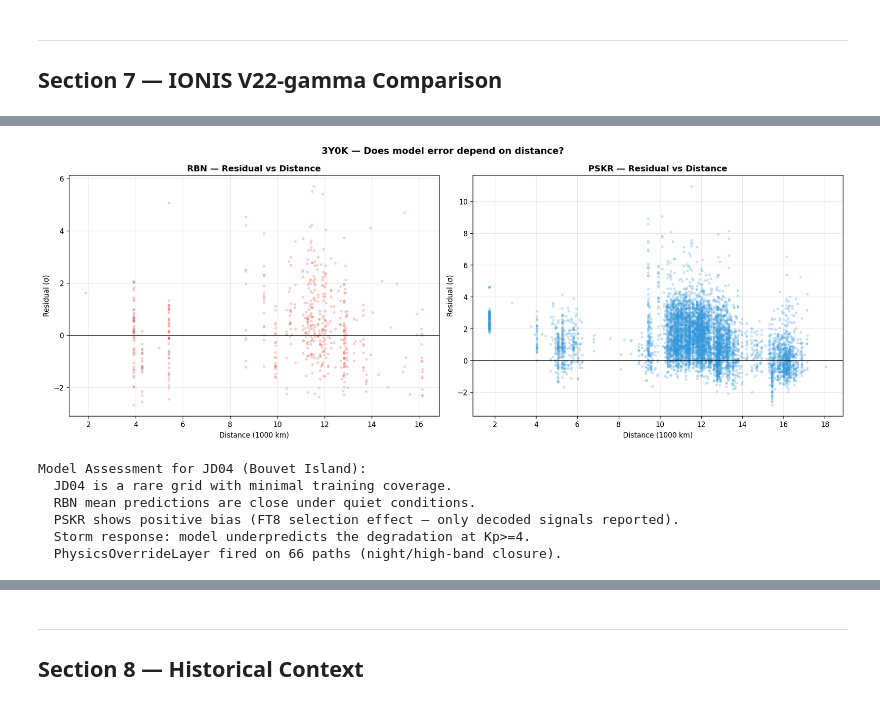
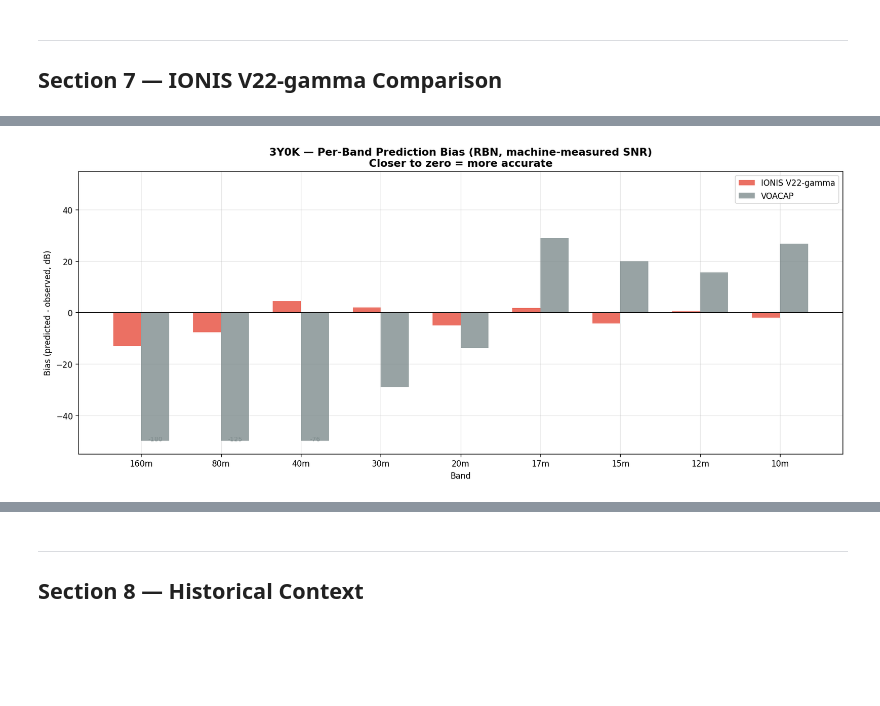
Before and after one commit to IONIS-AI/ionis-jupyter, a Jupyter notebook: notebooks/dxpedition-3y0k-bouvet-2026.ipynb, the cells around one changed output, grey strips where cells are left out. Cells and saved outputs as stored; diff of their text form; code cells hidden in the pictures; blank space fills up the shorter version.

```diff
--- a/notebooks/dxpedition-3y0k-bouvet-2026.ipynb
+++ b/notebooks/dxpedition-3y0k-bouvet-2026.ipynb
@@ -827,33 +770,45 @@ PSKR:
-# %%
-if has_predictions:
-    # Residual vs distance scatter
-    fig, axes = plt.subplots(1, 2, figsize=(16, 6))
-
-    for ax, src, color in [(axes[0], "RBN", "#e74c3c"), (axes[1], "PSKR", "#3498db")]:
-        d = predictions[predictions["source"] == src]
-        ax.scatter(d["distance"] / 1000, d["residual"], alpha=0.2, s=8, color=color)
-        ax.axhline(y=0, color="black", linewidth=0.8)
-        ax.set_xlabel("Distance (1000 km)")
-        ax.set_ylabel("Residual (\u03c3)")
-        ax.set_title(f"{src} \u2014 Residual vs Distance", fontweight="bold")
-
-    fig.suptitle(f"{CALLSIGN} \u2014 Does model error depend on distance?",
-                 fontsize=13, fontweight="bold")
-    plt.tight_layout()
-    plt.show()
-
-    # Summary
-    print(f"\nModel Assessment for {GRID} ({ENTITY}):")
-    print(f"  JD04 is a rare grid with minimal training coverage.")
-    print(f"  RBN mean predictions are close under quiet conditions.")
-    print(f"  PSKR shows positive bias (FT8 selection effect \u2014 only decoded signals reported).")
-    print(f"  Storm response: model underpredicts the degradation at Kp>=4.")
-    print(f"  PhysicsOverrideLayer fired on {predictions['overridden'].sum()} paths (night/high-band closure).")
-# %% [output]
-[figure, removed]
-Model Assessment for JD04 (Bouvet Island):
-  JD04 is a rare grid with minimal training coverage.
-  RBN mean predictions are close under quiet conditions.
-  PSKR shows positive bias (FT8 selection effect — only decoded signals reported).
-  Storm response: model underpredicts the degradation at Kp>=4.
-  PhysicsOverrideLayer fired on 66 paths (night/high-band closure).
+# %%
+if has_predictions and has_voacap:
+    # Per-band bias: IONIS vs VOACAP (RBN only — machine-measured SNR)
+    rbn_pred = predictions[(predictions["source"] == "RBN") & predictions["voacap_snr"].notna()]
+
+    band_stats = []
+    for band_id in sorted(rbn_pred["band"].unique()):
+        bd = rbn_pred[rbn_pred["band"] == band_id]
+        band_stats.append({
+            "band": BAND_NAMES.get(band_id, str(band_id)),
+            "n": len(bd),
+            "obs_mean": bd["observed_snr"].mean(),
+            "ionis_bias": (bd["predicted_snr_db"] - bd["observed_snr"]).mean(),
+            "voacap_bias": (bd["voacap_snr"] - bd["observed_snr"]).mean(),
+        })
+
+    bs = pd.DataFrame(band_stats)
+
+    fig, ax = plt.subplots(figsize=(14, 6))
+    x = np.arange(len(bs))
+    w = 0.35
+    ax.bar(x - w/2, bs["ionis_bias"], w, color="#e74c3c", alpha=0.8, label="IONIS V22-gamma")
+    ax.bar(x + w/2, bs["voacap_bias"].clip(-50, 50), w, color="#7f8c8d", alpha=0.8, label="VOACAP")
+    ax.axhline(y=0, color="black", linewidth=0.8)
+    ax.set_xticks(x)
+    ax.set_xticklabels(bs["band"])
+    ax.set_ylabel("Bias (predicted - observed, dB)")
+    ax.set_xlabel("Band")
+    ax.set_title(f"{CALLSIGN} — Per-Band Prediction Bias (RBN, machine-measured SNR)\n"
+                 f"Closer to zero = more accurate",
+                 fontsize=13, fontweight="bold")
+    ax.legend()
+
+    # Annotate extreme VOACAP values
+    for i, row in bs.iterrows():
+        if abs(row["voacap_bias"]) > 50:
+            ax.annotate(f"{row['voacap_bias']:+.0f}",
+                        xy=(i + w/2, 50 if row["voacap_bias"] > 0 else -50),
+                        fontsize=8, ha="center", color="#7f8c8d")
+
+    ax.set_ylim(-55, 55)
+    plt.tight_layout()
+    plt.show()
+# %% [output]
+[figure, added]
```
Also changed, not shown: parts of 8 cells of this notebook.
